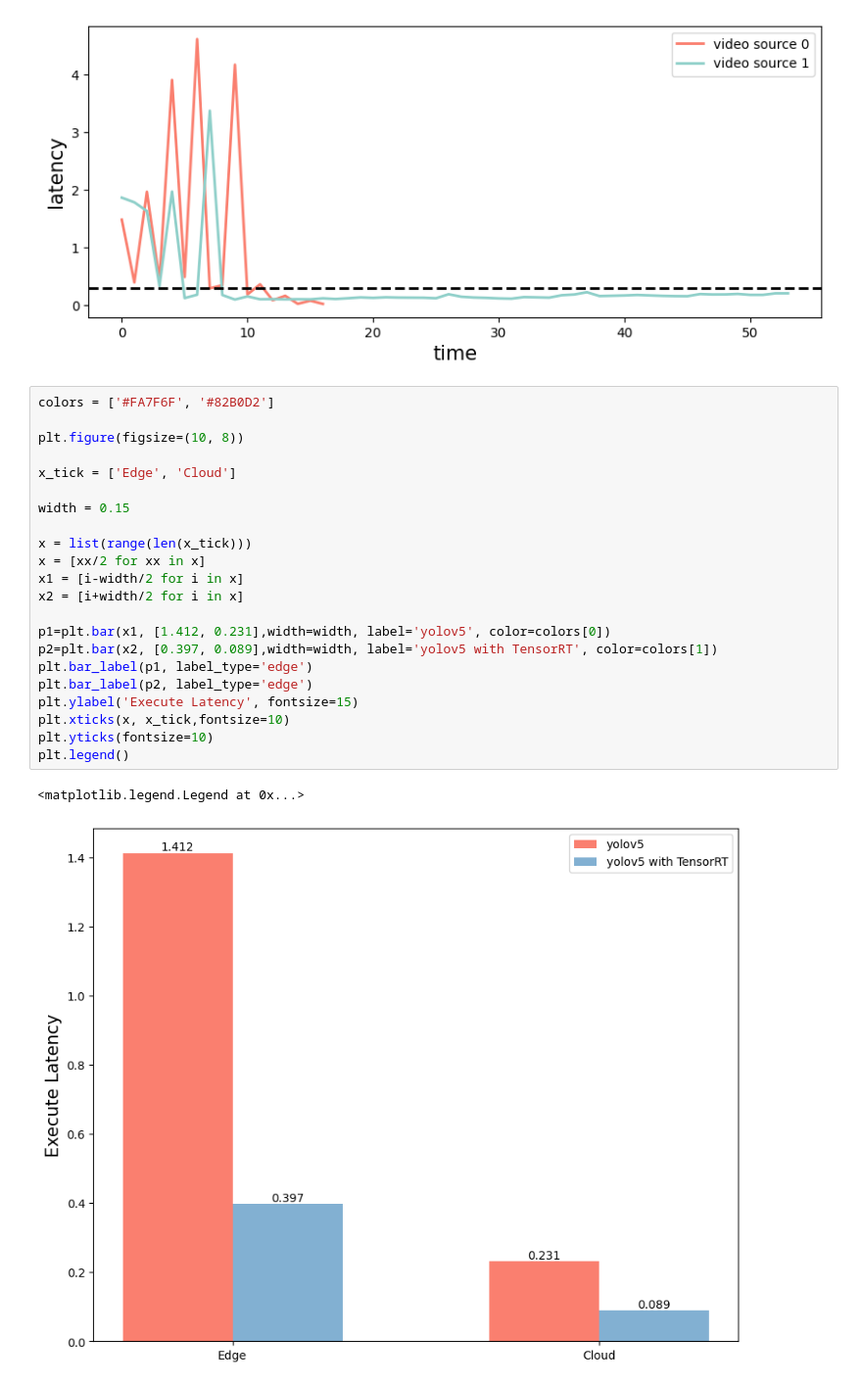
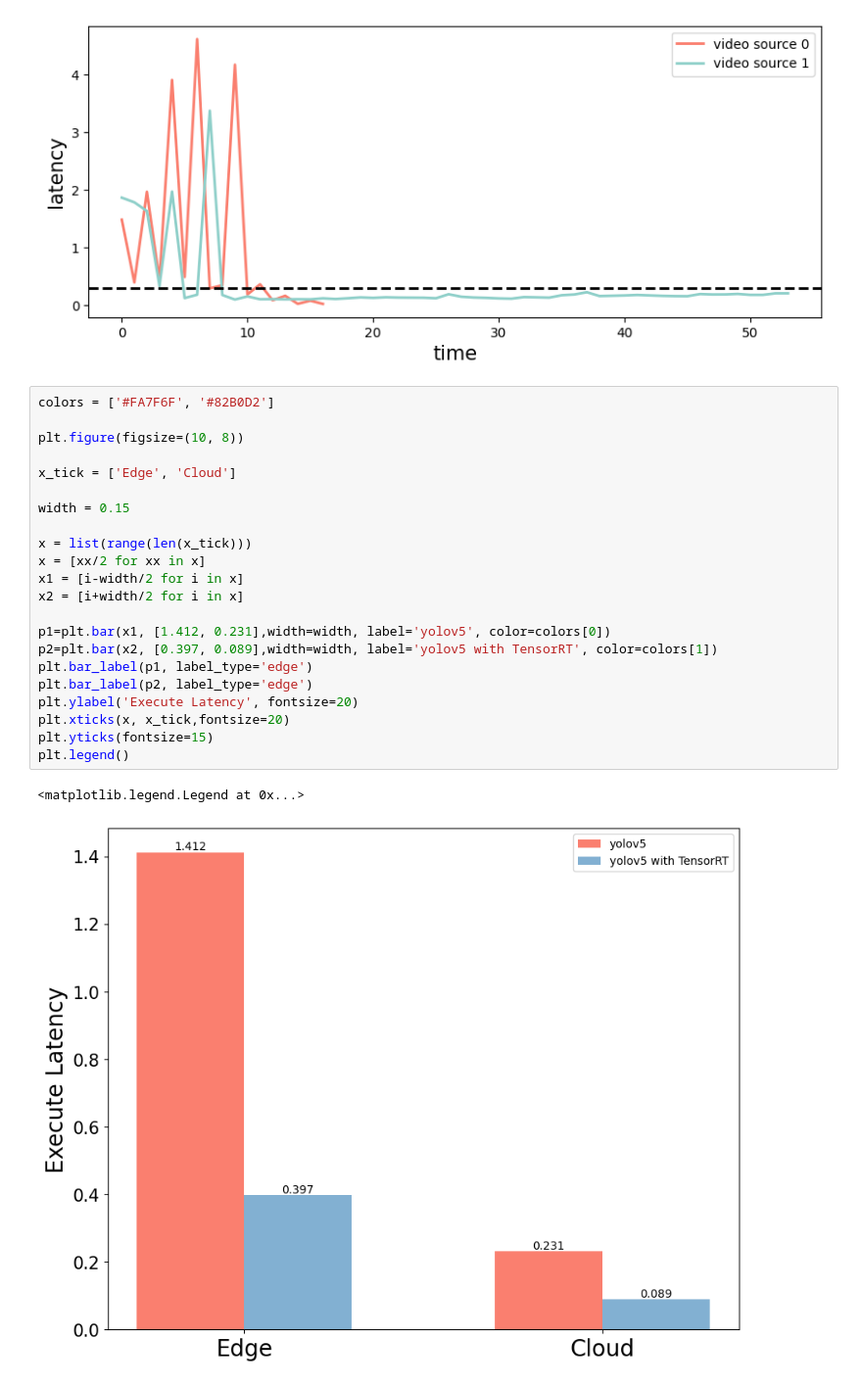
Before and after one commit to zwh2119/Auto-Edge, a Jupyter notebook: expr/plot_classroom_headup_results.ipynb, the cells around one changed output. Shown: that part at 98% size. Cells and saved outputs as stored; diff of their text form.

```diff
--- a/expr/plot_classroom_headup_results.ipynb
+++ b/expr/plot_classroom_headup_results.ipynb
@@ -94,25 +94,25 @@ plt.legend()
 # %%
 colors = ['#FA7F6F', '#82B0D2']
 
 plt.figure(figsize=(10, 8))
 
 x_tick = ['Edge', 'Cloud']
 
 width = 0.15
 
 x = list(range(len(x_tick)))
 x = [xx/2 for xx in x]
 x1 = [i-width/2 for i in x]
 x2 = [i+width/2 for i in x]
 
 p1=plt.bar(x1, [1.412, 0.231],width=width, label='yolov5', color=colors[0])
 p2=plt.bar(x2, [0.397, 0.089],width=width, label='yolov5 with TensorRT', color=colors[1])
 plt.bar_label(p1, label_type='edge')
 plt.bar_label(p2, label_type='edge')
-plt.ylabel('Execute Latency', fontsize=15)
-plt.xticks(x, x_tick,fontsize=10)
-plt.yticks(fontsize=10)
+plt.ylabel('Execute Latency', fontsize=20)
+plt.xticks(x, x_tick,fontsize=20)
+plt.yticks(fontsize=15)
 plt.legend()
 # %% [output]
 <matplotlib.legend.Legend at 0x...>
-[figure, old version]
+[figure, new version]
```
Also changed, not shown: 1 other file.
